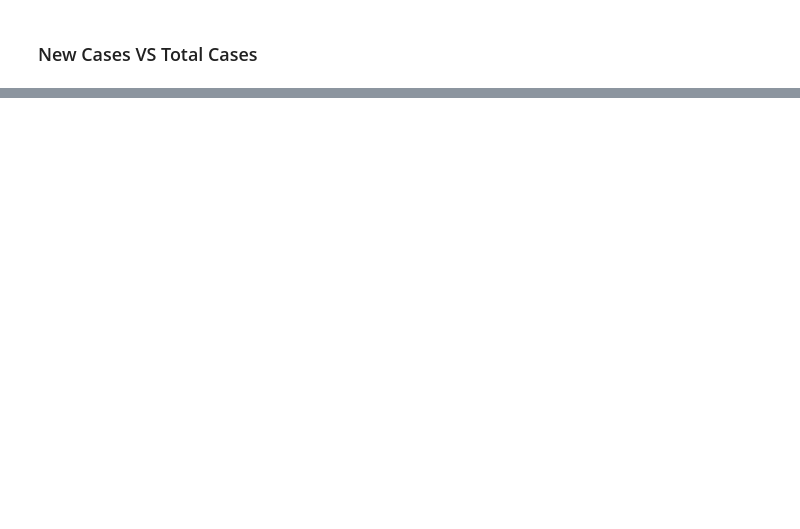
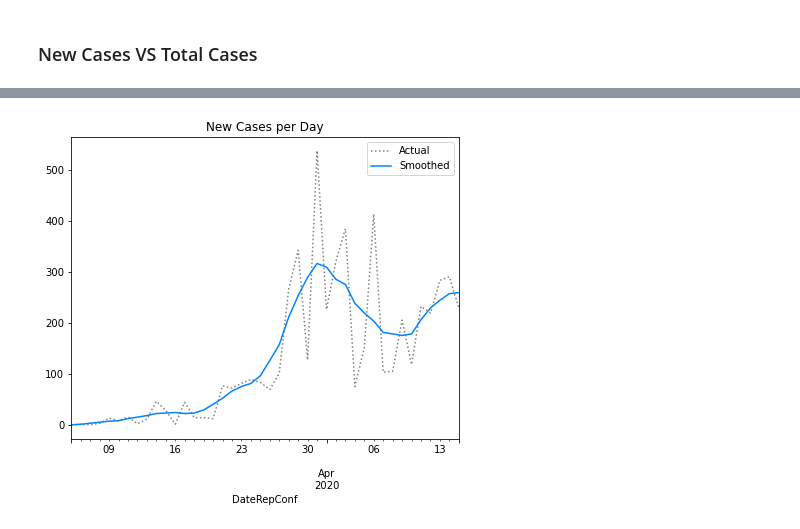
Before and after one commit to jtitusj/Covid19, a Jupyter notebook: notebooks/trend_tracker.ipynb, the cells around one changed output, grey strips where cells are left out. Drawn from its saved outputs; the diff is of its cells as text; code cells hidden in the pictures; blank space fills up the shorter version.

```diff
--- a/notebooks/trend_tracker.ipynb
+++ b/notebooks/trend_tracker.ipynb
@@ -144,0 +204,37 @@ ax.set_ylabel('New Cases (log)');
+# %%
+def prepare_cases(cases):
+    new_cases = cases.diff()
+
+    smoothed = new_cases.rolling(7,
+        win_type='gaussian',
+        min_periods=1,
+        center=True).mean(std=2).round()
+
+    zeros = smoothed.index[smoothed.eq(0)]
+    if len(zeros) == 0:
+        idx_start = 0
+    else:
+        last_zero = zeros.max()
+        idx_start = smoothed.index.get_loc(last_zero) + 1
+    smoothed = smoothed.iloc[idx_start:]
+    original = new_cases.loc[smoothed.index]
+
+    return original, smoothed
+# %%
+cases = cases_per_day.cumsum()
+original, smoothed = prepare_cases(cases)
+# %%
+original.plot(title=f"New Cases per Day",
+               c='k',
+               linestyle=':',
+               alpha=.5,
+               label='Actual',
+               legend=True,
+             figsize=(500/72, 400/72))
+
+ax = smoothed.plot(label='Smoothed', color='#0084ff',
+                   legend=True)
+
+ax.get_figure().set_facecolor('w')
+# %% [output]
+[figure, added]
```
Also changed, not shown: parts of 18 cells of this notebook.
